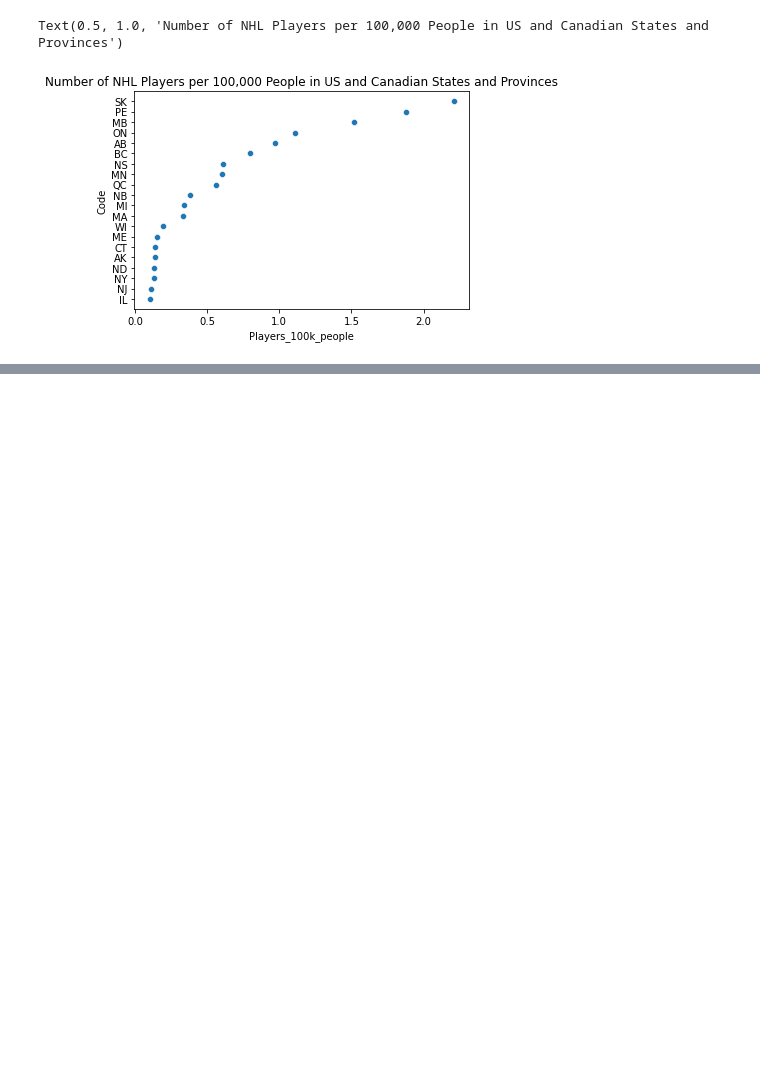
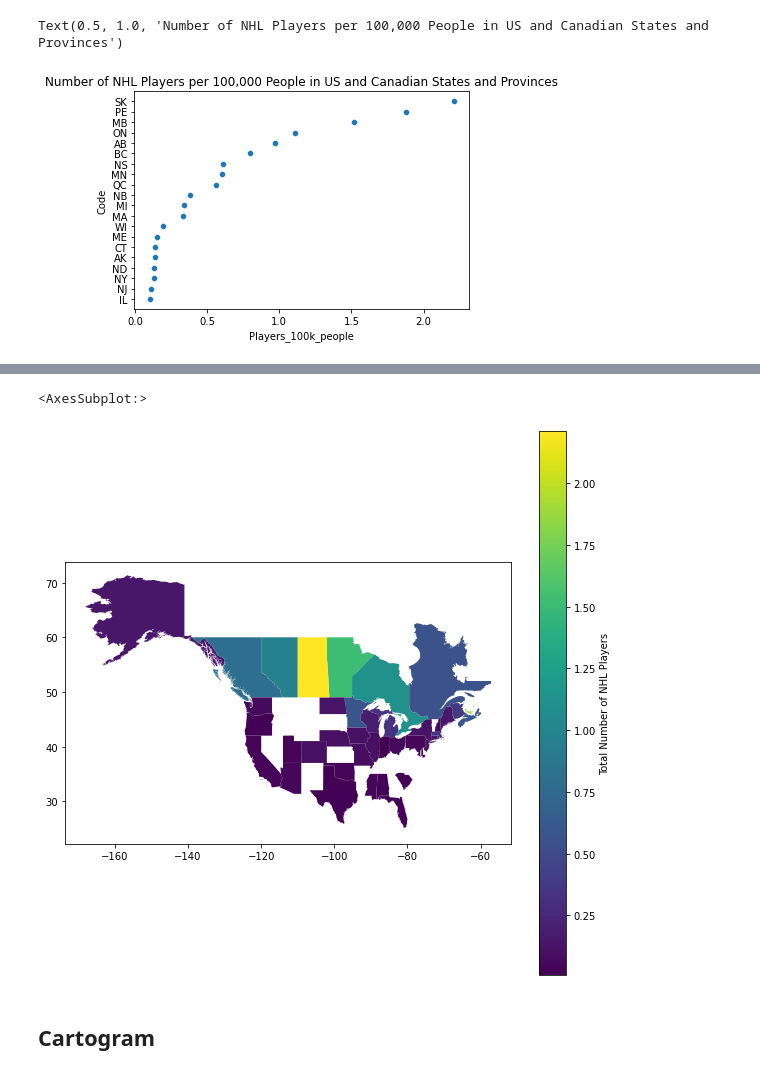
Before and after one commit to gregfeliu/Birthplace_Analysis_of_NHL_Players, a Jupyter notebook: notebooks/5.Analysis.ipynb, the cells around one changed output, grey strips where cells are left out. Cells and saved outputs as stored; diff of their text form; code cells hidden in the pictures; blank space fills up the shorter version.

```diff
--- a/notebooks/5.Analysis.ipynb
+++ b/notebooks/5.Analysis.ipynb
@@ -368,0 +456,8 @@ Text(0.5, 1.0, 'Number of NHL Players per 100,000 People in US and Canadian Stat
+# %%
+us_can_gdf_dissolved3.plot(column = 'Players_100k_people', figsize=(10, 10), legend=True,
+                  legend_kwds={'label':"Total Number of NHL Players"})
+# %% [output]
+<AxesSubplot:>
+[figure, added]
+# %% [markdown]
+## Cartogram
```
Also changed, not shown: parts of 17 cells of this notebook.
